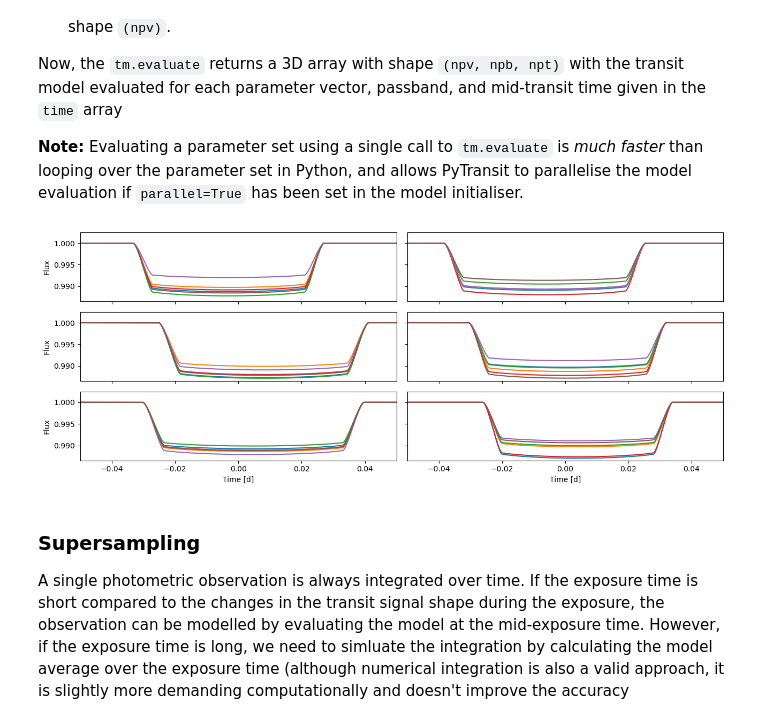
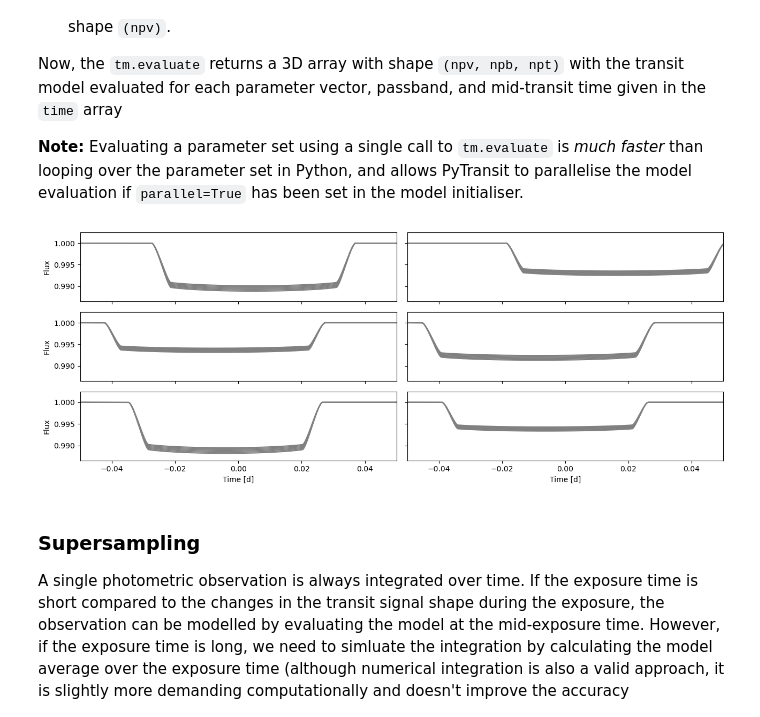
Before and after one commit to hpparvi/PyTransit, a Jupyter notebook: notebooks/roadrunner/tsmodel_example_1.ipynb, the cells around one changed output. Drawn from its saved outputs; the diff is of its cells as text; code cells hidden in the pictures.

```diff
--- a/notebooks/roadrunner/tsmodel_example_1.ipynb
+++ b/notebooks/roadrunner/tsmodel_example_1.ipynb
@@ -89,7 +97,7 @@ Now, the ``tm.evaluate`` returns a 3D array with shape `(npv, npb, npt)` with th
 # %%
 npv = 6
 npb = 6
-ks    = normal(0.10, 0.006, (npv, npb))
+ks    = linspace(-0.003, 0.003, npb)[newaxis, :] + normal(0.09, 0.01, (npv, 1))
 t0s   = normal(0, 0.01, npv)
 ps    = normal(1.0, 0.01, npv)
 smas  = normal(5.2, 0.1, npv)
@@ -103,12 +111,12 @@ flux2 = tm.evaluate(ks, ldp, t0s, ps, smas, incs, es, os)
 # %%
 fig, axs = subplots(3, 2, sharex='all', sharey='all')
 for iax,ax in enumerate(axs.flat):
-    plot_lc(time, flux2[iax].T, ax=ax);
+    plot_lc(time, flux2[iax].T, ax=ax, c='0.5');
 setp(axs[:-1], xlabel='')
 setp(axs[:,1], ylabel='')
 fig.tight_layout()
 # %% [output]
-[figure, old version]
+[figure, new version]
 # %% [markdown]
 ### Supersampling
 
```
Also changed, not shown: parts of 8 cells of this notebook.
